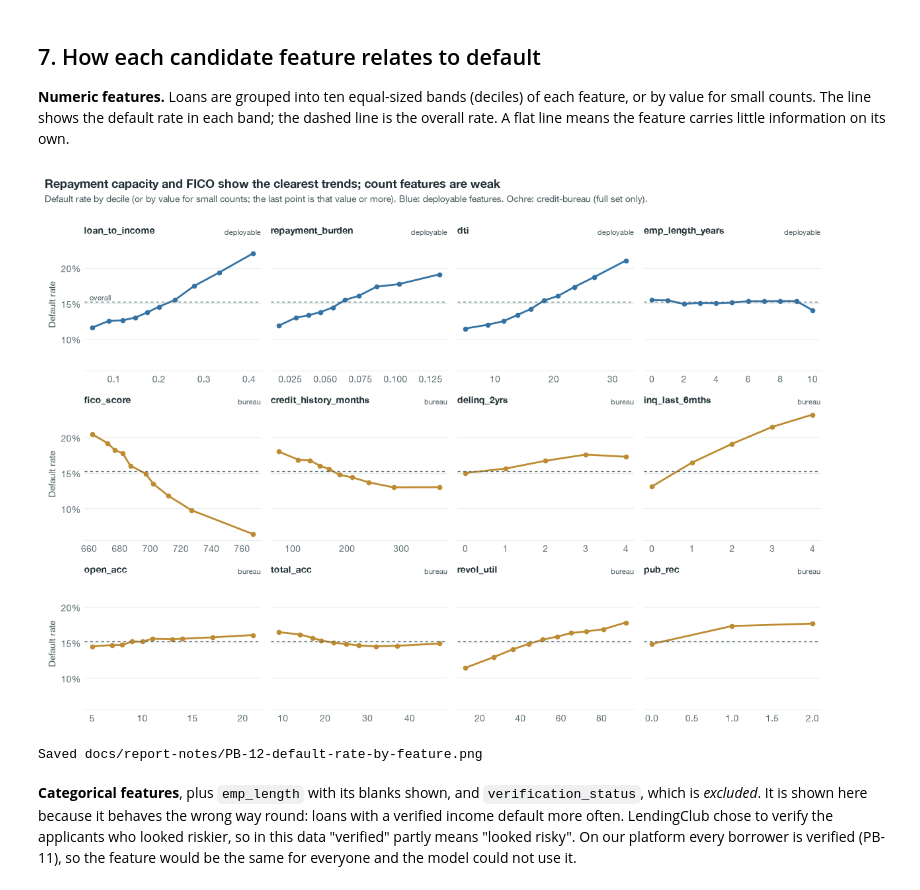
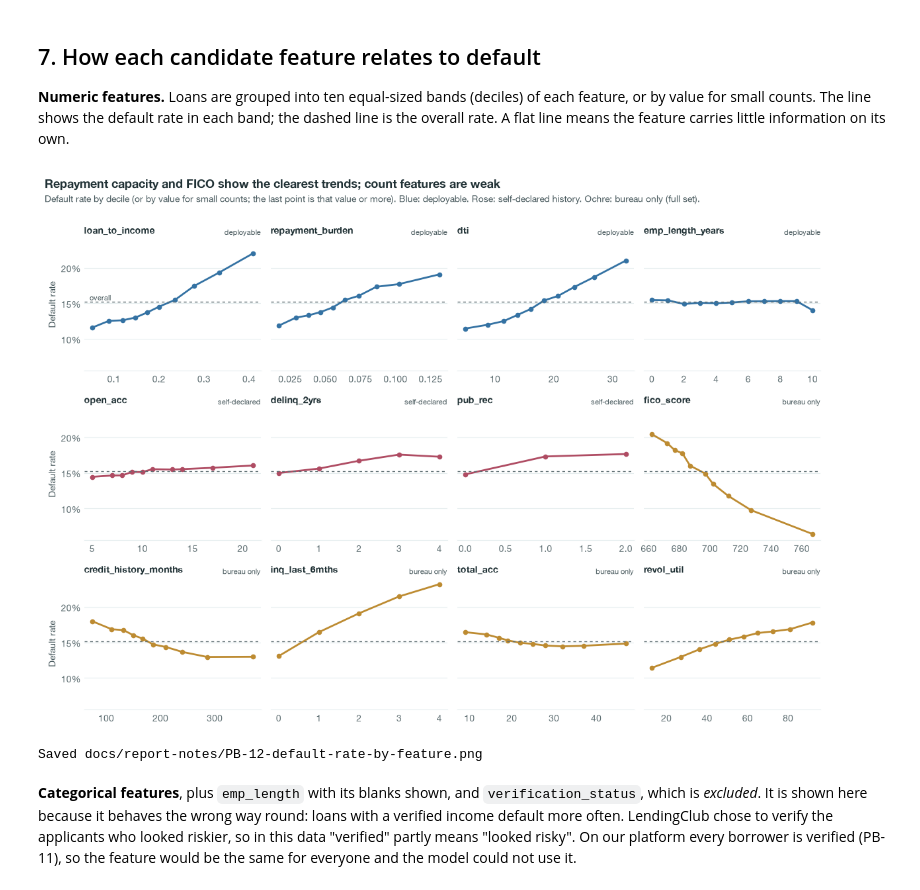
Before and after one commit to AhmedAnaan03/shariah-p2p-platform, a Jupyter notebook: risk-service/notebooks/PB-12-eda.ipynb, the cells around one changed output. Saved outputs shown, nothing was run; the diff lists cells and outputs as text; code cells hidden in the pictures.

```diff
--- a/risk-service/notebooks/PB-12-eda.ipynb
+++ b/risk-service/notebooks/PB-12-eda.ipynb
@@ -370,7 +370,9 @@ different sizes. Values are clipped at the 0.5th and 99.5th percentiles so a few
 incomes or balances do not squash the chart.
 # %%
 numeric = [f for f in d.FULL_FEATURES if f not in d.CATEGORICAL_FEATURES and f != "term_months"]
-feature_set = {f.name: ("deployable" if f.feature_set == "deployable" else "bureau") for f in d.FEATURES}
+TIER_LABEL = {"deployable": "deployable", "self_declared": "self-declared", "bureau": "bureau only"}
+TIER_COLOUR = {"deployable": style.PAID, "self-declared": style.SELF_DECLARED, "bureau only": style.TERM_60}
+feature_tier = {f.name: TIER_LABEL[f.tier] for f in d.FEATURES}
 
 X[numeric].describe(percentiles=[0.01, 0.5, 0.99]).T.round(2)
 # %% [output]
@@ -415,7 +417,7 @@ for ax, name in zip(axes.flat, numeric):
         ax.hist(values[(y == label) & values.between(lo, hi)], bins=bins, density=True,
                 histtype="step", linewidth=1.8, color=colour)
     ax.set_title(name, fontsize=10)
-    ax.text(1, 1.02, feature_set[name], transform=ax.transAxes, ha="right", va="bottom",
+    ax.text(1, 1.02, feature_tier[name], transform=ax.transAxes, ha="right", va="bottom",
             fontsize=8, color=style.INK_SECONDARY)
     ax.set_yticks([])
     ax.grid(visible=False)
@@ -442,37 +444,38 @@ def default_rate_by_band(values, target):
     present = values.notna()
     values, target = values[present], target[present]
     top = values.quantile(0.99)
     if is_whole(values) and top <= 15:  # small counts: one band per value, last band = "top or more"
         centres = values.clip(upper=max(top, 1))
     else:
         bands = pd.qcut(values, 10, duplicates="drop")
         centres = values.groupby(bands, observed=True).transform("median")
     table = pd.DataFrame({"centre": centres, "default": target}).groupby("centre").agg(
         rate=("default", "mean"), loans=("default", "size"))
     return table[table["loans"] >= 200]  # hide bands too small to read
 
 
 overall = y.mean()
 fig, axes = plt.subplots(3, 4, figsize=(12, 8.2), sharey=True)
 for ax, name in zip(axes.flat, numeric):
     table = default_rate_by_band(X[name], y)
-    colour = style.PAID if feature_set[name] == "deployable" else style.TERM_60
+    colour = TIER_COLOUR[feature_tier[name]]
     ax.plot(table.index, table["rate"], color=colour, marker="o", markersize=4.5)
     ax.axhline(overall, color=style.AXIS, linewidth=1, linestyle=(0, (3, 3)))
     ax.set_title(name, fontsize=10)
-    ax.text(1, 1.02, feature_set[name], transform=ax.transAxes, ha="right", va="bottom",
+    ax.text(1, 1.02, feature_tier[name], transform=ax.transAxes, ha="right", va="bottom",
             fontsize=8, color=style.INK_SECONDARY)
     style.percent_axis(ax.yaxis)
 axes.flat[0].text(0.02, overall, " overall", transform=axes.flat[0].get_yaxis_transform(),
                   va="bottom", fontsize=8, color=style.INK_SECONDARY)
 for ax in axes[:, 0]:
     ax.set_ylabel("Default rate")
 style.frame(fig, "Repayment capacity and FICO show the clearest trends; count features are weak",
-            "Default rate by decile (or by value for small counts; the last point is that value or more). Blue: deployable features. Ochre: credit-bureau (full set only).")
+            "Default rate by decile (or by value for small counts; the last point is that value or more). "
+            "Blue: deployable. Rose: self-declared history. Ochre: bureau only (full set).")
 fig.tight_layout()
 style.show(fig, "default-rate-by-feature")
 # %% [output]
-[figure, old version]
+[figure, new version]
 Saved docs/report-notes/PB-12-default-rate-by-feature.png
 # %% [markdown]
 **Categorical features**, plus `emp_length` with its blanks shown, and
```
Also changed, not shown: parts of 9 cells of this notebook, 11 other files.
